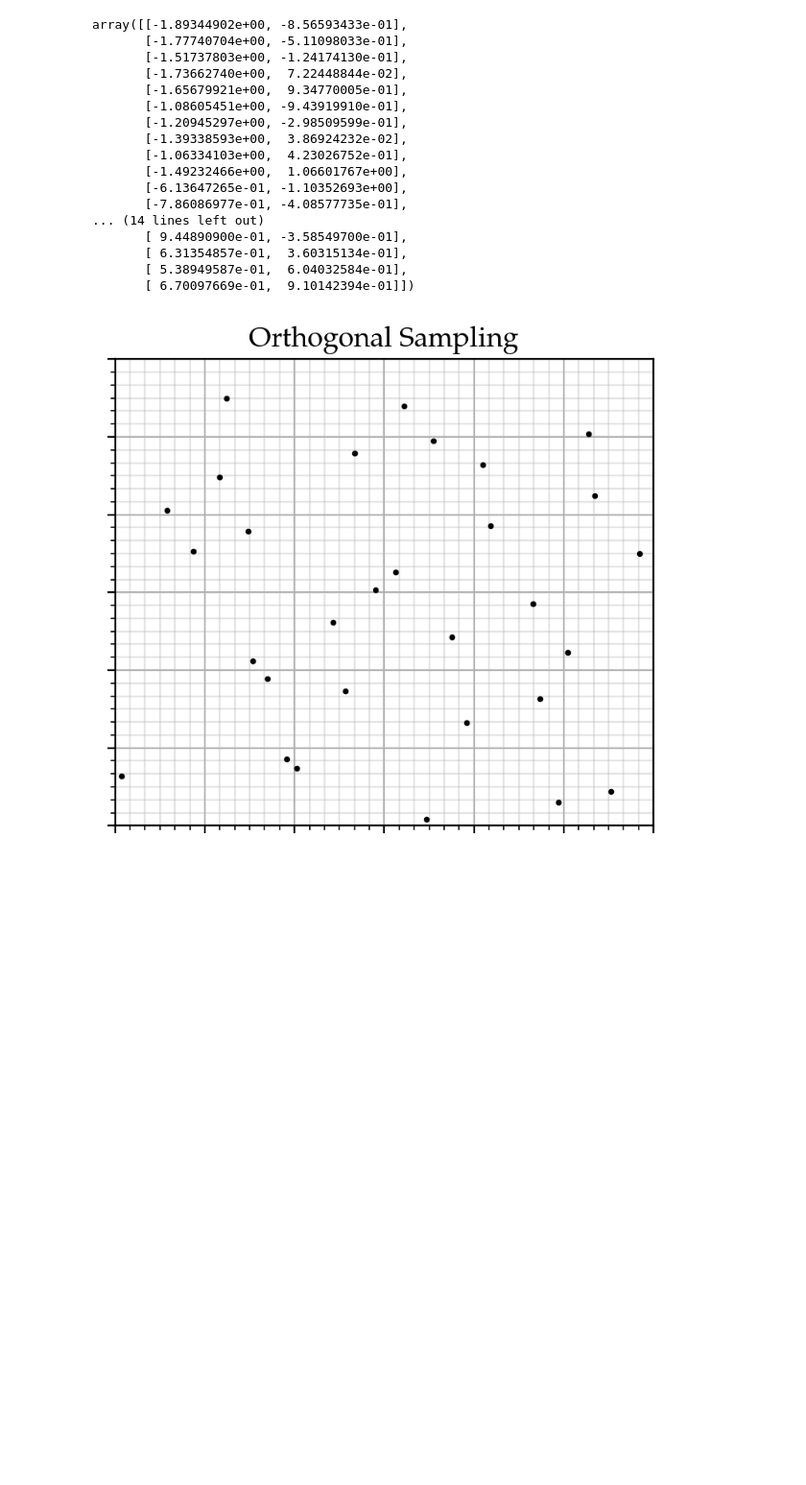
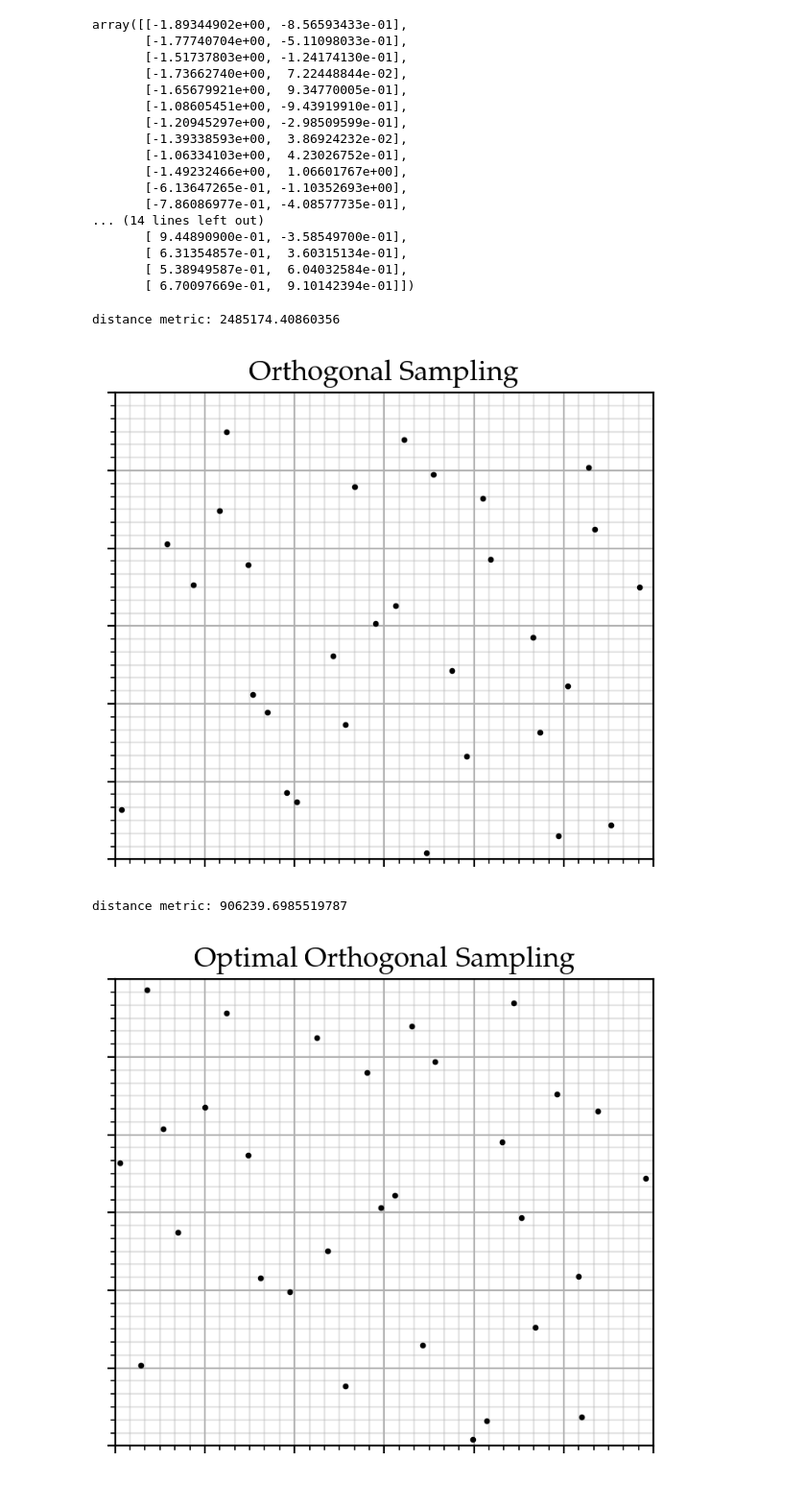
Before and after one commit to soudy/stoch-simulation-assignment1, a Jupyter notebook: notebooks/RNG visualizations.ipynb, the cells around one changed output. Shown at 96% size. Saved outputs shown, nothing was run; the diff lists cells and outputs as text; code cells hidden in the pictures; blank space fills up the shorter version.

Commit message:
"Optimal" orthogonal sampler

```diff
--- a/notebooks/RNG visualizations.ipynb
+++ b/notebooks/RNG visualizations.ipynb
@@ -88,6 +104,8 @@ from matplotlib import ticker
 rng = Generator(MT19937(888))
 ortho = orthogonal_sampler(rng, lows, highs, n)
 x, y = ortho.T
+
+print(f"distance metric: {distance_metric(ortho)}")
 
 minor_ticks_top = np.arange(0, 37, 1)/36
 major_ticks_top = np.arange(0, 37, 6)/36
@@ -111,4 +129,38 @@ ax.set_ylim(0, 1)
 plt.savefig('figures/ortho_sampling.pdf', bbox_inches='tight')
 plt.show()
 # %% [output]
+distance metric: 2485174.40860356
 [figure]
+# %%
+from orthogonal_sampler import optimal_orthogonal_sampler_2d
+
+rng = Generator(MT19937(888))
+opt_ortho = optimal_orthogonal_sampler_2d(rng, n)
+x, y = opt_ortho.T
+
+print(f"distance metric: {distance_metric(opt_ortho)}")
+
+minor_ticks_top = np.arange(0, 37, 1)/36
+major_ticks_top = np.arange(0, 37, 6)/36
+
+fig, ax = plt.subplots(figsize=(4.5, 4))
+
+ax.set_xticks(major_ticks_top)
+ax.set_yticks(major_ticks_top)
+ax.set_xticks(minor_ticks_top, minor=True)
+ax.set_yticks(minor_ticks_top , minor=True)
+ax.grid(which="major", alpha=1, zorder=0)
+ax.grid(which="minor", alpha=0.35, zorder=0)
+
+ax.set_xticklabels([])
+ax.set_yticklabels([])
+
+ax.scatter(x, y, color="black", s=3, zorder=2)
+ax.set_title("Optimal Orthogonal Sampling")
+ax.set_xlim(0, 1)
+ax.set_ylim(0, 1)
+#plt.savefig('figures/ortho_sampling.pdf', bbox_inches='tight')
+plt.show()
+# %% [output]
+distance metric: 906239.6985519787
+[figure, added]
```
Also changed, not shown: parts of 3 cells of this notebook, 8 other files.
